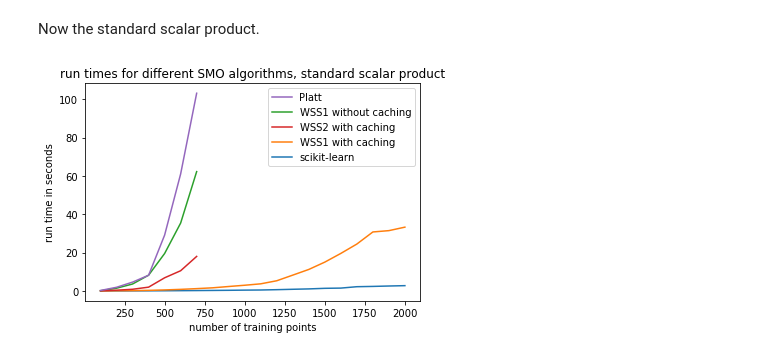
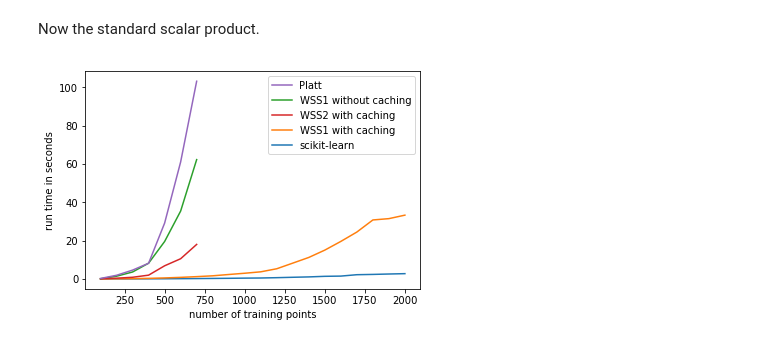
Before and after one commit to LisaBM/ml_project, a Jupyter notebook: Plotting_Benchmark_Results.ipynb, the cells around one changed output. Drawn from its saved outputs; the diff is of its cells as text; code cells hidden in the pictures.

```diff
--- a/Plotting_Benchmark_Results.ipynb
+++ b/Plotting_Benchmark_Results.ipynb
@@ -63,20 +63,20 @@ Now the standard scalar product.
 # %%
 plt.xlabel('number of training points')
 plt.ylabel('run time in seconds')
-plt.title('run times for different SMO algorithms, standard scalar product')
+#plt.title('run times for different SMO algorithms, standard scalar product')
 
 sklearn, = plt.plot(xvec2,np.concatenate((plot_array_ssp[0],plot_array_ssp2[0])),label='scikit-learn')
 wss1, = plt.plot(xvec2,np.concatenate((plot_array_ssp[1],plot_array_ssp2[1])),label='WSS1 with caching')
 wss1noK, = plt.plot(xvec,plot_array_ssp[2],label='WSS1 without caching')
 wss2, = plt.plot(xvec,plot_array_ssp[3],label='WSS2 with caching')
 platt, = plt.plot(xvec,plot_array_ssp[4],label='Platt')
 plt.legend(handles=[platt,wss1noK,wss2,wss1,sklearn])
 
-plt.savefig('benchplot_ssp.pgf')
+plt.savefig('benchplot_ssp.pdf')
 #plt.ylabel('some numbers')
 plt.show()
 # %% [output]
-[figure, old version]
+[figure, new version]
 # %%
 plt.xlabel('log(number of training points)')
 plt.ylabel('log(run time in seconds)')
```
Also changed, not shown: parts of 4 cells of this notebook, 18 other files.
